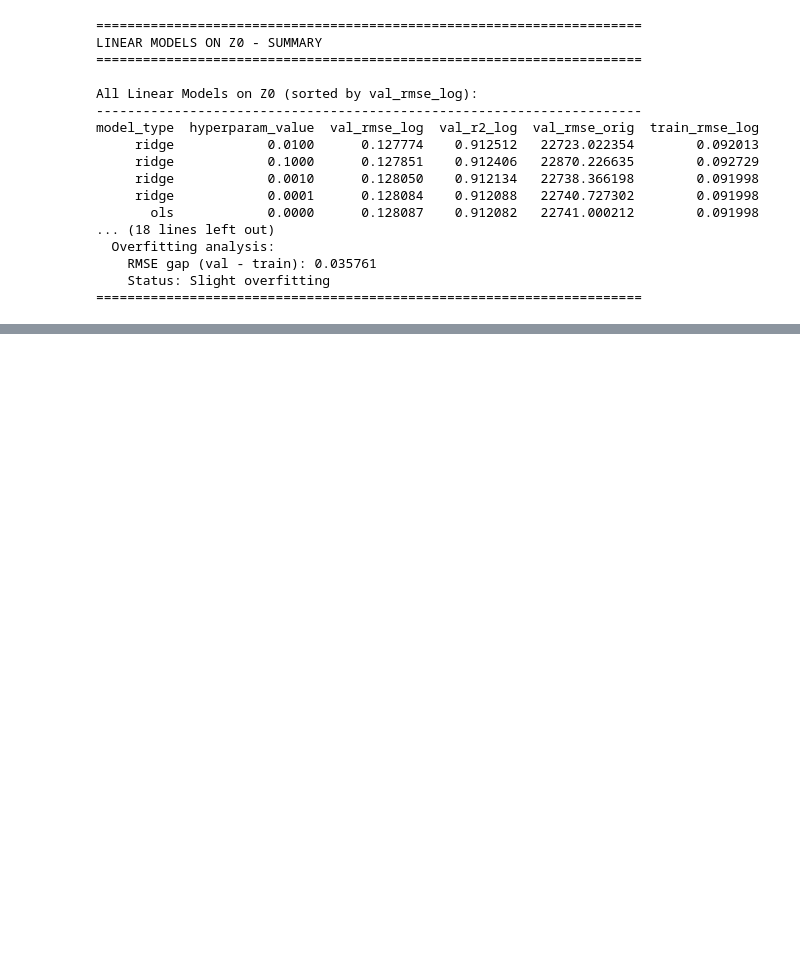
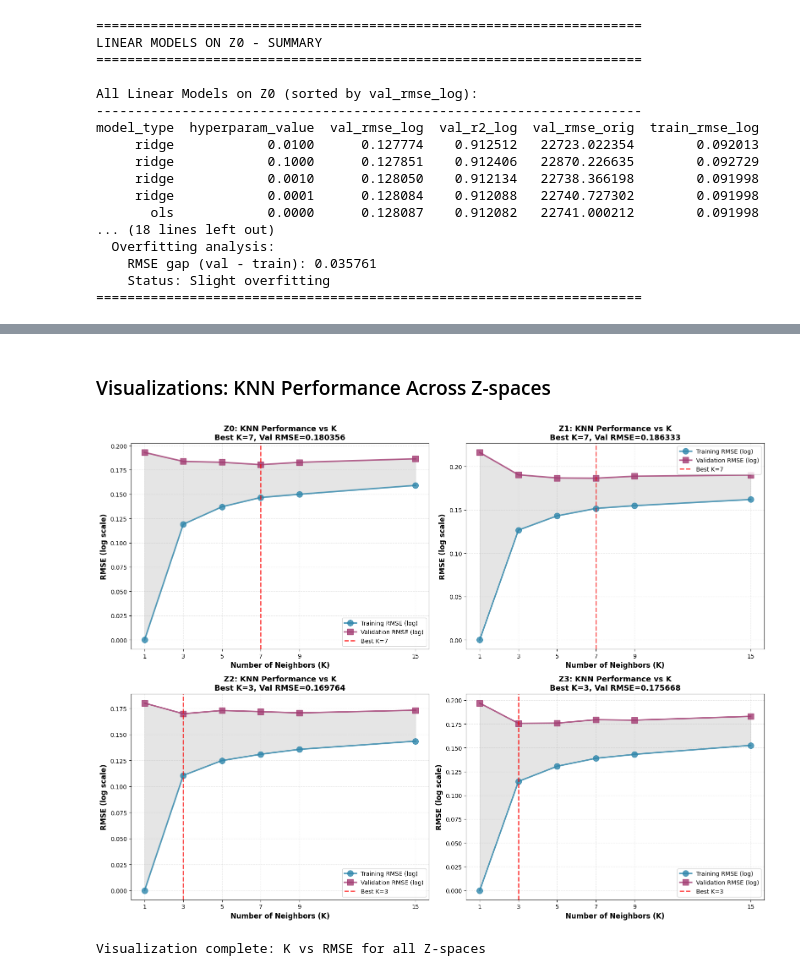
Before and after one commit to ecccc0/ML_Final, a Jupyter notebook: notebooks/02_models.ipynb, the cells around one changed output, grey strips where cells are left out. Cells and saved outputs as stored; diff of their text form; code cells hidden in the pictures; blank space fills up the shorter version.

```diff
--- a/notebooks/02_models.ipynb
+++ b/notebooks/02_models.ipynb
@@ -1762,0 +2787,58 @@ Performance Metrics:
+# %% [markdown]
+### Visualizations: KNN Performance Across Z-spaces
+# %%
+# ==============================================================================
+# VISUALIZATION: K VS PERFORMANCE - ALL Z-SPACES COMPARISON
+# ==============================================================================
+# Compare KNN performance across all feature spaces
+# ==============================================================================
+
+fig, axes = plt.subplots(2, 2, figsize=(16, 12))
+axes = axes.flatten()
+
+# Plot each Z-space
+for idx, z_space in enumerate(Z_SPACES):
+    ax = axes[idx]
+
+    # Extract data for this Z-space
+    z_results = knn_results[knn_results['z_space'] == z_space].copy()
+    z_results = z_results.sort_values('hyperparam_value')
+
+    k_values = z_results['hyperparam_value'].values
+    train_rmse_log = z_results['train_rmse_log'].values
+    val_rmse_log = z_results['val_rmse_log'].values
+
+    # Find best K for this Z-space
+    best_idx = z_results['val_rmse_log'].idxmin()
+    best_k = z_results.loc[best_idx, 'hyperparam_value']
+    best_val_rmse = z_results.loc[best_idx, 'val_rmse_log']
+
+    # Plot training and validation RMSE
+    ax.plot(k_values, train_rmse_log, 'o-', label='Training RMSE (log)',
+            linewidth=2.5, markersize=10, color='#2E86AB', alpha=0.8)
+    ax.plot(k_values, val_rmse_log, 's-', label='Validation RMSE (log)',
+            linewidth=2.5, markersize=10, color='#A23B72', alpha=0.8)
+
+    # Mark the best K
+    ax.axvline(best_k, color='red', linestyle='--', linewidth=2, alpha=0.7,
+               label=f'Best K={int(best_k)}')
+
+    # Styling
+    ax.set_xlabel('Number of Neighbors (K)', fontsize=12, fontweight='bold')
+    ax.set_ylabel('RMSE (log scale)', fontsize=12, fontweight='bold')
+    ax.set_title(f'{z_space}: KNN Performance vs K\nBest K={int(best_k)}, Val RMSE={best_val_rmse:.6f}',
+                 fontsize=13, fontweight='bold')
+    ax.grid(True, alpha=0.3, linestyle='--')
+    ax.legend(fontsize=10, loc='best')
+    ax.set_xticks(k_values)
+
+    # Add shading between train and val to show overfitting gap
+    ax.fill_between(k_values, train_rmse_log, val_rmse_log, alpha=0.2, color='gray')
+
+plt.tight_layout()
+plt.show()
+
+print("Visualization complete: K vs RMSE for all Z-spaces")
+# %% [output]
+[figure, added]
+Visualization complete: K vs RMSE for all Z-spaces
```
Also changed, not shown: parts of 40 cells of this notebook.
